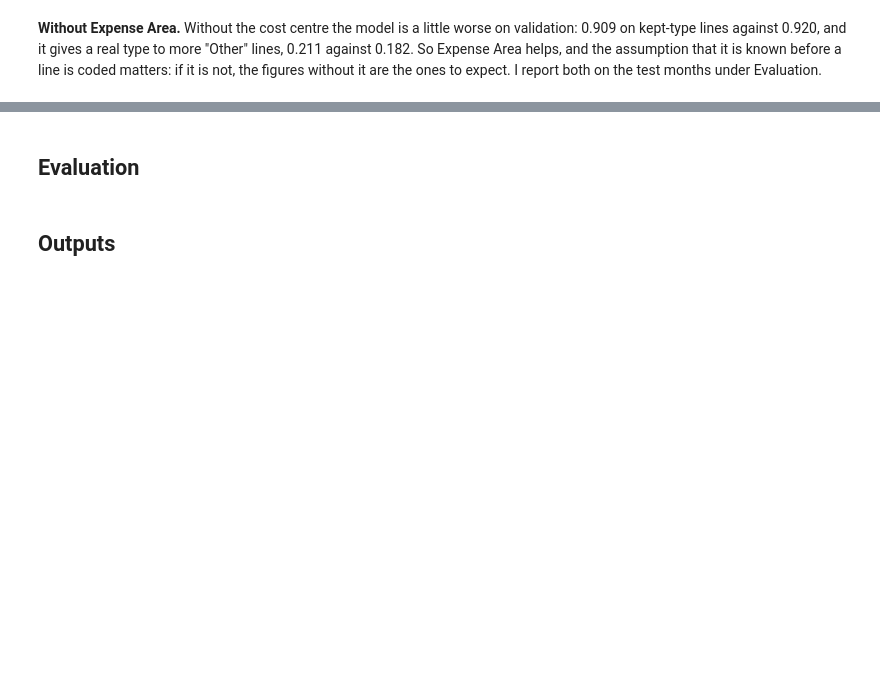
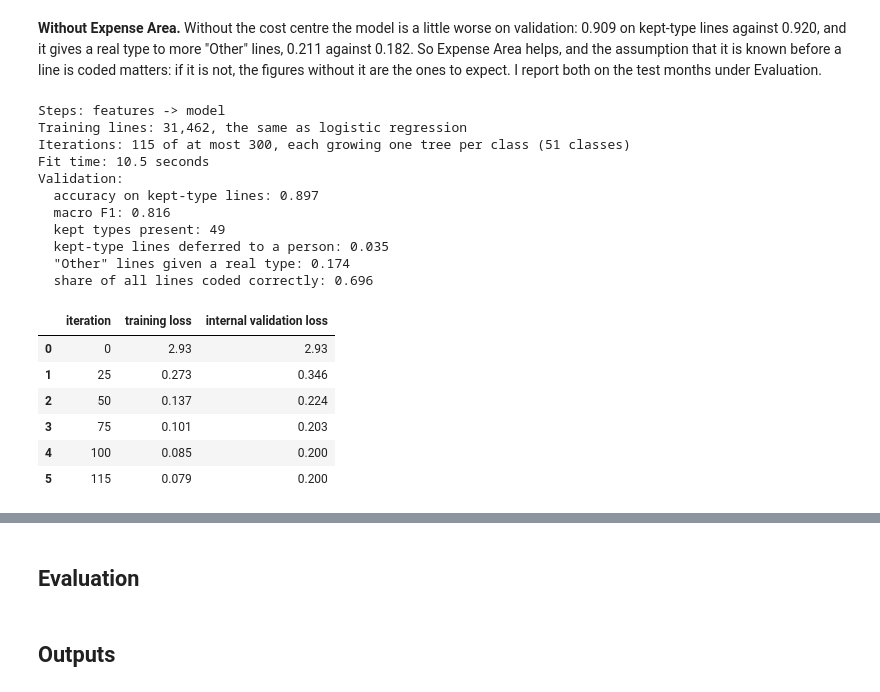
Before and after one commit to PaddyGilliland1/applied-machine-learning-project, a Jupyter notebook: modeling.ipynb, the cells around one changed output, grey strips where cells are left out. Cells and saved outputs as stored; diff of their text form; code cells hidden in the pictures; blank space fills up the shorter version.

Commit message:
Train the gradient-boosted comparison model

```diff
--- a/modeling.ipynb
+++ b/modeling.ipynb
@@ -2627,0 +2713,58 @@ Fit time: 28.4 seconds; solver iterations: 194 of at most 3000
+# %%
+# The comparison model on the same window, lines and target as logistic
+# regression.
+boosting, boosting_seconds = fit_timed(make_boosting(SEED), X_train, y_train)
+trees = boosting.named_steps["model"]
+boosting_iterations = trees.n_iter_
+# The loss on the training lines and on the internal 10% held back for early
+# stopping, every 25th iteration and the last, shows how the fit went. The
+# model stores each score as the negative loss.
+steps = sorted(
+    set(range(0, boosting_iterations + 1, 25)) | {boosting_iterations}
+)
+boosting_curve = pd.DataFrame(
+    {
+        "iteration": steps,
+        "training loss": -trees.train_score_[steps],
+        "internal validation loss": -trees.validation_score_[steps],
+    }
+)
+val_pred["HistGradientBoosting"] = pd.Series(
+    boosting.predict(X_val), index=validation.index
+)
+boosting_validation = kept_metrics(truth_val, val_pred["HistGradientBoosting"])
+print(f"Steps: {' -> '.join(name for name, _ in boosting.steps)}")
+print(f"Training lines: {len(X_train):,}, the same as logistic regression")
+print(
+    f"Iterations: {boosting_iterations} of at most {trees.max_iter}, each "
+    f"growing one tree per class ({len(trees.classes_)} classes)"
+)
+print(f"Fit time: {boosting_seconds:.1f} seconds")
+print("Validation:")
+for metric in SHOWN[:-1]:
+    value = boosting_validation[metric]
+    print(
+        f"  {metric}: {value:,.0f}"
+        if metric in COUNTS
+        else f"  {metric}: {value:.3f}"
+    )
+boosting_curve
+# %% [output]
+Steps: features -> model
+Training lines: 31,462, the same as logistic regression
+Iterations: 115 of at most 300, each growing one tree per class (51 classes)
+Fit time: 10.5 seconds
+Validation:
+  accuracy on kept-type lines: 0.897
+  macro F1: 0.816
+  kept types present: 49
+  kept-type lines deferred to a person: 0.035
+  "Other" lines given a real type: 0.174
+  share of all lines coded correctly: 0.696
+|  | iteration | training loss | internal validation loss |
+| 0 | 0 | 2.93 | 2.93 |
+| 1 | 25 | 0.273 | 0.346 |
+| 2 | 50 | 0.137 | 0.224 |
+| 3 | 75 | 0.101 | 0.203 |
+| 4 | 100 | 0.085 | 0.200 |
+| 5 | 115 | 0.079 | 0.200 |
```
Also changed, not shown: parts of 5 cells of this notebook.
